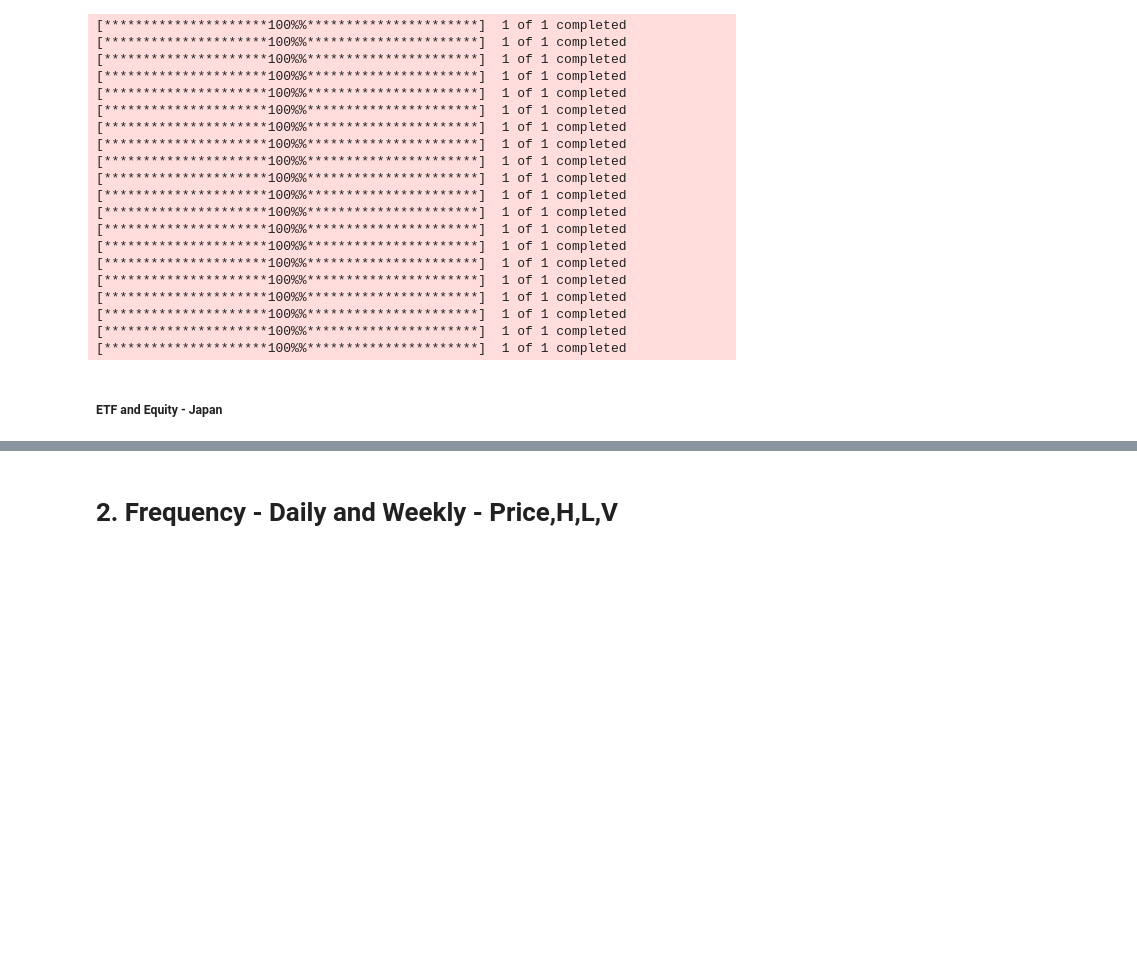
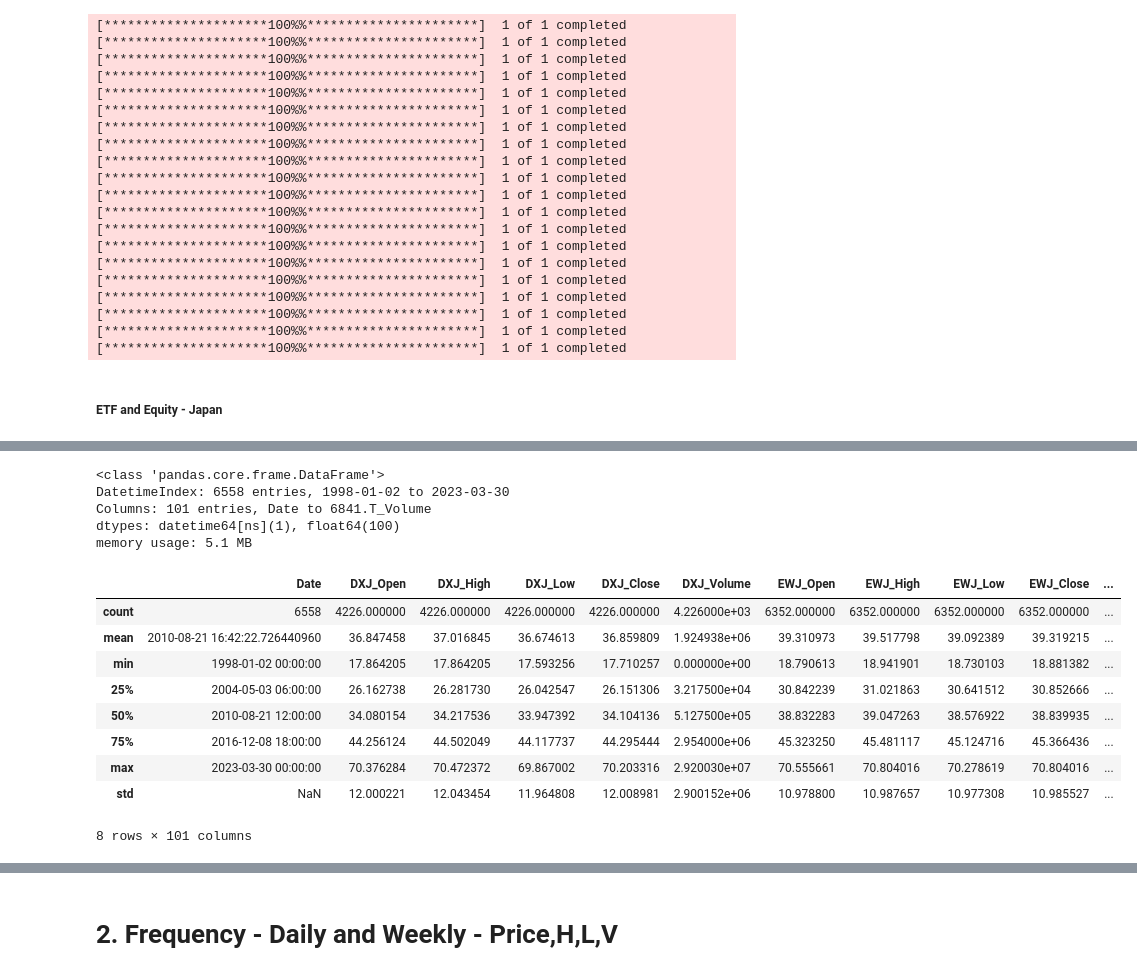
Before and after one commit to Shaddynetwork/PORTFOLIO-REBALANCING, a Jupyter notebook: CAPSTONE_PROJECT.ipynb, the cells around one changed output, grey strips where cells are left out. Cells and saved outputs as stored; diff of their text form; code cells hidden in the pictures; blank space fills up the shorter version.

Commit message:
first eda of dataframe of securities

```diff
--- a/CAPSTONE_PROJECT.ipynb
+++ b/CAPSTONE_PROJECT.ipynb
@@ -71,3 +71,24 @@ portfolio_data
 | 2023-03-29 | 2023-03-29 | 67.429560 | 67.662308 | 67.254997 | 67.662308 | 85800.0 | 56.493026 | 56.620352 | 56.424467 | 56.522408 | ... |
 | 2023-03-30 | 2023-03-30 | 68.011431 | 68.147201 | 67.701098 | 67.885361 | 69900.0 | 56.767265 | 56.904383 | 56.718295 | 56.786854 | ... |
 6558 rows × 101 columns
+# %%
+portfolio_data.info()
+# %% [output]
+<class 'pandas.core.frame.DataFrame'>
+DatetimeIndex: 6558 entries, 1998-01-02 to 2023-03-30
+Columns: 101 entries, Date to 6841.T_Volume
+dtypes: datetime64[ns](1), float64(100)
+memory usage: 5.1 MB
+# %%
+portfolio_data.describe()
+# %% [output]
+|  | Date | DXJ_Open | DXJ_High | DXJ_Low | DXJ_Close | DXJ_Volume | EWJ_Open | EWJ_High | EWJ_Low | EWJ_Close | ... |
+| count | 6558 | 4226.000000 | 4226.000000 | 4226.000000 | 4226.000000 | 4.226000e+03 | 6352.000000 | 6352.000000 | 6352.000000 | 6352.000000 | ... |
+| mean | 2010-08-21 16:42:22.726440960 | 36.847458 | 37.016845 | 36.674613 | 36.859809 | 1.924938e+06 | 39.310973 | 39.517798 | 39.092389 | 39.319215 | ... |
+| min | 1998-01-02 00:00:00 | 17.864205 | 17.864205 | 17.593256 | 17.710257 | 0.000000e+00 | 18.790613 | 18.941901 | 18.730103 | 18.881382 | ... |
+| 25% | 2004-05-03 06:00:00 | 26.162738 | 26.281730 | 26.042547 | 26.151306 | 3.217500e+04 | 30.842239 | 31.021863 | 30.641512 | 30.852666 | ... |
+| 50% | 2010-08-21 12:00:00 | 34.080154 | 34.217536 | 33.947392 | 34.104136 | 5.127500e+05 | 38.832283 | 39.047263 | 38.576922 | 38.839935 | ... |
+| 75% | 2016-12-08 18:00:00 | 44.256124 | 44.502049 | 44.117737 | 44.295444 | 2.954000e+06 | 45.323250 | 45.481117 | 45.124716 | 45.366436 | ... |
+| max | 2023-03-30 00:00:00 | 70.376284 | 70.472372 | 69.867002 | 70.203316 | 2.920030e+07 | 70.555661 | 70.804016 | 70.278619 | 70.804016 | ... |
+| std | NaN | 12.000221 | 12.043454 | 11.964808 | 12.008981 | 2.900152e+06 | 10.978800 | 10.987657 | 10.977308 | 10.985527 | ... |
+8 rows × 101 columns
```
Also changed, not shown: parts of 3 cells of this notebook.
